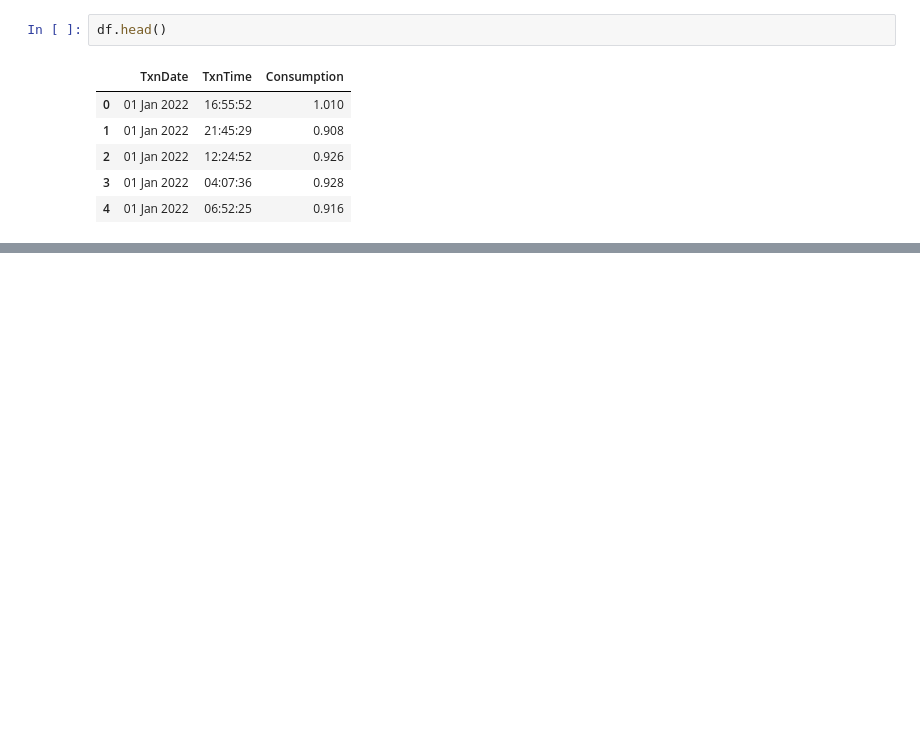
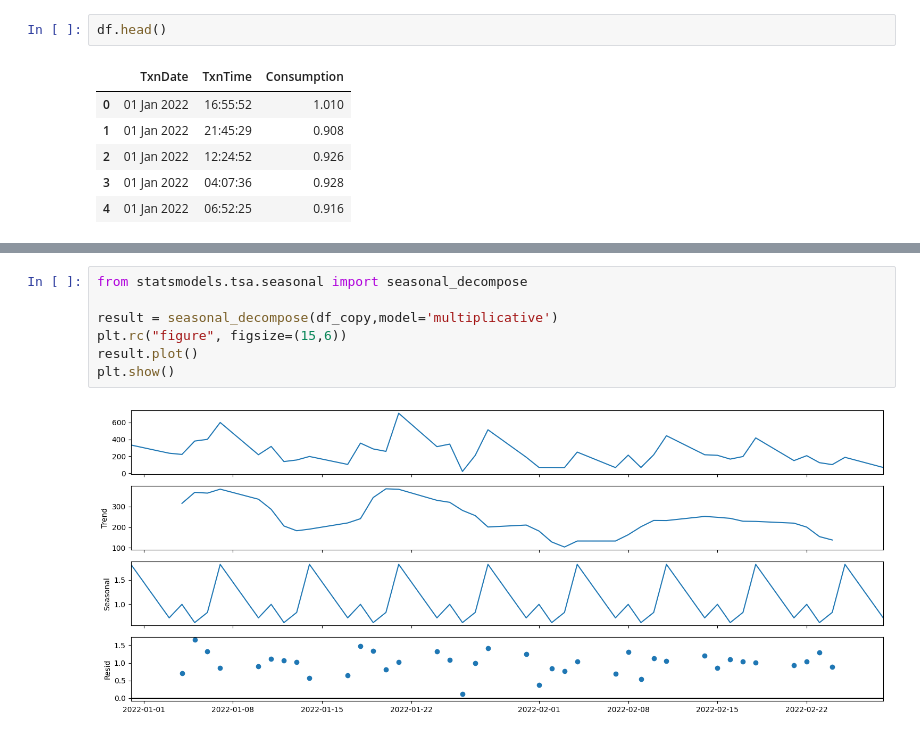
Before and after one commit to windyboy03/SELF_PROJECTS, a Jupyter notebook: RNN/rnn.ipynb, the cells around one changed output, grey strips where cells are left out. Saved outputs shown, nothing was run; the diff lists cells and outputs as text; blank space fills up the shorter version.

```diff
--- a/RNN/rnn.ipynb
+++ b/RNN/rnn.ipynb
@@ -33,0 +98,9 @@ df.head()
+# %%
+from statsmodels.tsa.seasonal import seasonal_decompose
+
+result = seasonal_decompose(df_copy,model='multiplicative')
+plt.rc("figure", figsize=(15,6))
+result.plot()
+plt.show()
+# %% [output]
+[figure, added]
```
Also changed, not shown: parts of 16 cells of this notebook, 55 other files.
